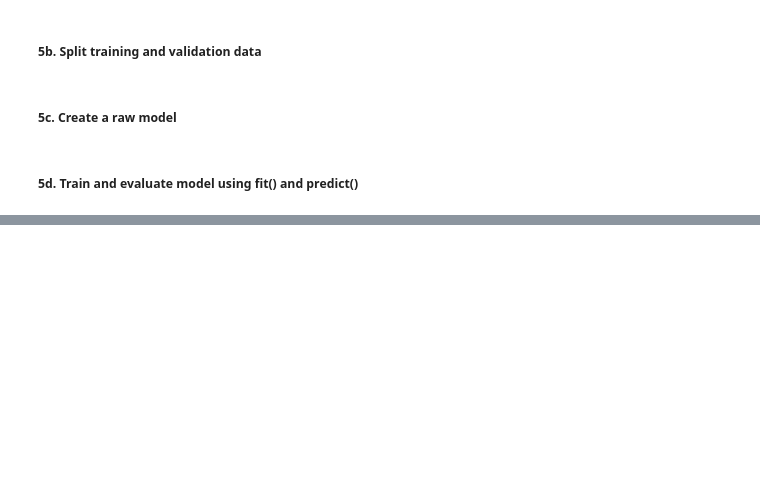
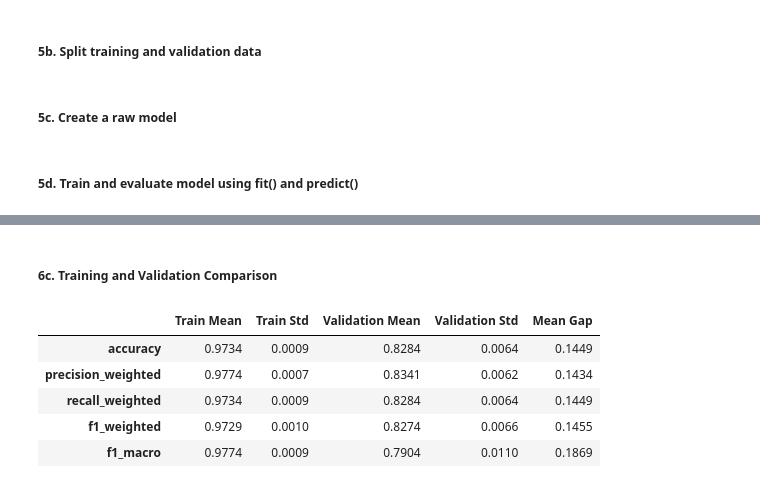
Before and after one commit to Highlighter56/NetworkTrafficClassifier, a Jupyter notebook: notebooks/rndfor_scikit.ipynb, the cells around one changed output, grey strips where cells are left out. Cells and saved outputs as stored; diff of their text form; code cells hidden in the pictures; blank space fills up the shorter version.

```diff
--- a/notebooks/rndfor_scikit.ipynb
+++ b/notebooks/rndfor_scikit.ipynb
@@ -280,0 +424,9 @@ ValueError: could not convert string to float: 'Recon OS Scan'
+# %%
+cv_scores = pandas.DataFrame({
+    metric: {
+        "Mean": cv_results[f"test_{metric}"].mean(),
+        "Std": cv_results[f"test_{metric}"].std()
+    }
+    for metric in scoring
+}).T
+cv_scores.round(4)
@@ -280,0 +440,33 @@ ValueError: could not convert string to float: 'Recon OS Scan'
+# %% [markdown]
+##### 6c. Training and Validation Comparison
+# %%
+cv_comparison = pandas.DataFrame({
+    "Train Mean": [
+        cv_results[f"train_{metric}"].mean()
+        for metric in scoring
+    ],
+    "Train Std": [
+        cv_results[f"train_{metric}"].std()
+        for metric in scoring
+    ],
+    "Validation Mean": [
+        cv_results[f"test_{metric}"].mean()
+        for metric in scoring
+    ],
+    "Validation Std": [
+        cv_results[f"test_{metric}"].std()
+        for metric in scoring
+    ],
+
+}, index=scoring.keys())
+
+cv_comparison["Mean Gap"] = (cv_comparison["Train Mean"] - cv_comparison["Validation Mean"])
+
+cv_comparison.round(4)
+# %% [output]
+|  | Train Mean | Train Std | Validation Mean | Validation Std | Mean Gap |
+| accuracy | 0.9734 | 0.0009 | 0.8284 | 0.0064 | 0.1449 |
+| precision_weighted | 0.9774 | 0.0007 | 0.8341 | 0.0062 | 0.1434 |
+| recall_weighted | 0.9734 | 0.0009 | 0.8284 | 0.0064 | 0.1449 |
+| f1_weighted | 0.9729 | 0.0010 | 0.8274 | 0.0066 | 0.1455 |
+| f1_macro | 0.9774 | 0.0009 | 0.7904 | 0.0110 | 0.1869 |
```
Also changed, not shown: parts of 17 cells of this notebook.
